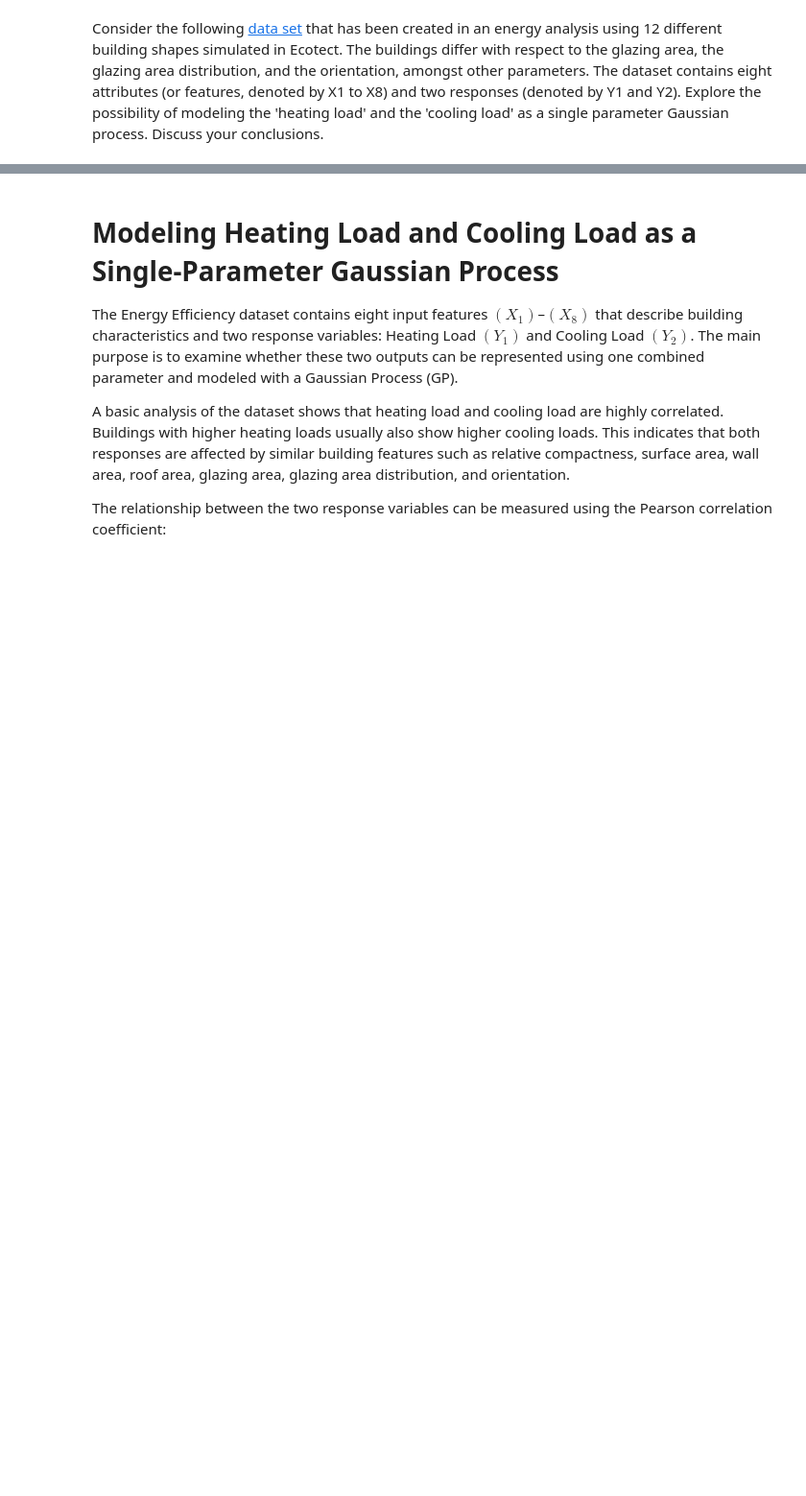
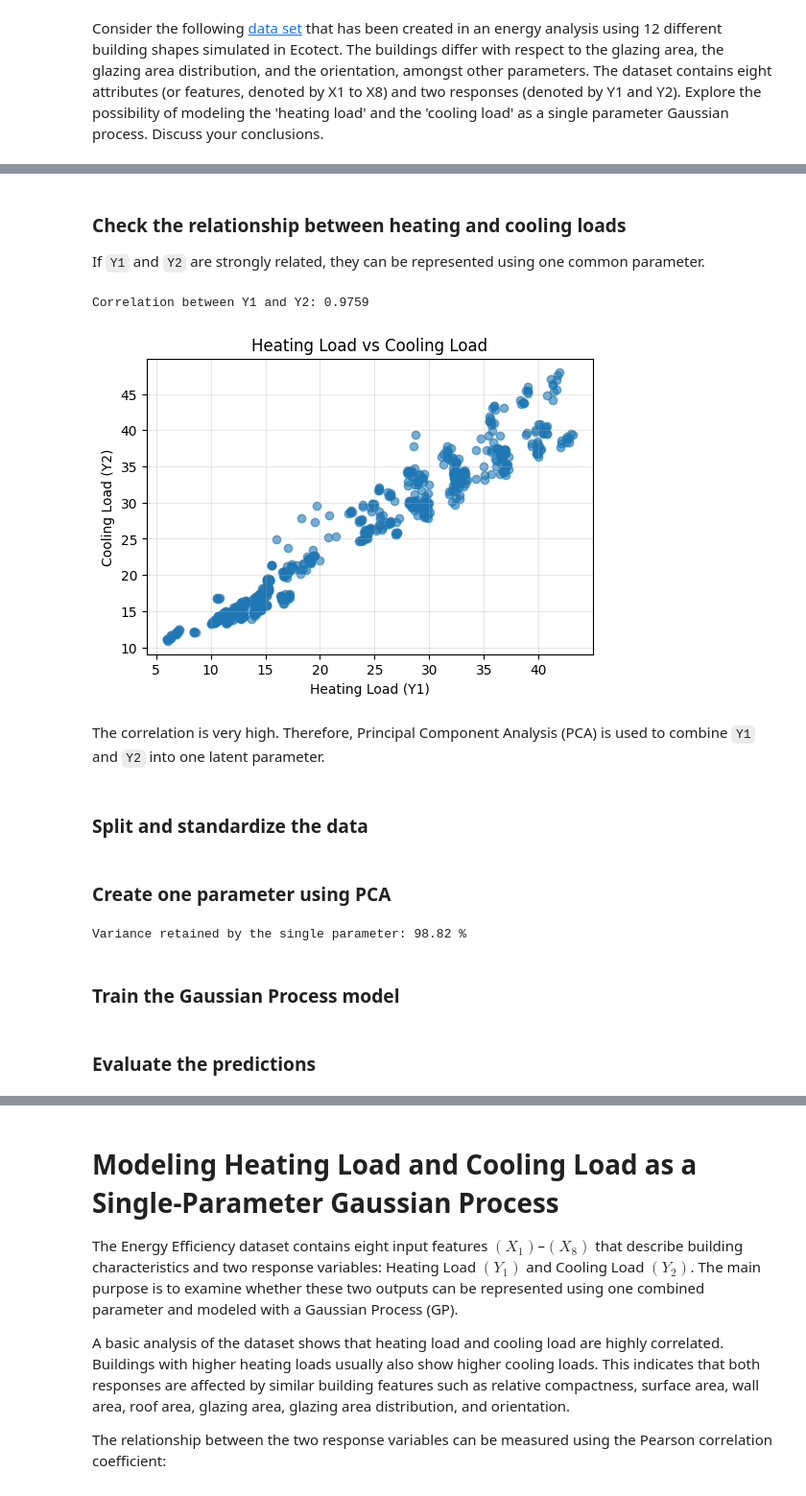
Before and after one commit to e22171-lab/Statistical-Learning-e22171, a Jupyter notebook: Untitled3.ipynb, the cells around one changed output, grey strips where cells are left out. Shown at 96% size. Saved outputs shown, nothing was run; the diff lists cells and outputs as text; code cells hidden in the pictures; blank space fills up the shorter version.

```diff
--- a/Untitled3.ipynb
+++ b/Untitled3.ipynb
@@ -2,5 +2,32 @@
 <a href="https://colab.research.google.com/github/e22171-lab/Statistical-Learning-e22171/blob/main/Untitled3.ipynb" target="_parent"><img src="https://colab.research.google.com/assets/colab-badge.svg" alt="Open In Colab"/></a>
 # %% [markdown]
 # Gaussian Process Regression
+# %%
+import os
+import warnings
+warnings.filterwarnings('ignore')
+
+import numpy as np
+import pandas as pd
+import matplotlib.pyplot as plt
+
+from sklearn.model_selection import train_test_split
+from sklearn.preprocessing import StandardScaler
+from sklearn.decomposition import PCA
+from sklearn.gaussian_process import GaussianProcessRegressor
+from sklearn.gaussian_process.kernels import RBF
+from sklearn.linear_model import LinearRegression
+from sklearn.metrics import r2_score, mean_squared_error, mean_absolute_error
+
+
+def load_data(filename):
+    paths = [filename, f'/content/{filename}', f'/mnt/data/{filename}']
+    for path in paths:
+        if os.path.exists(path):
+            return pd.read_csv(path)
+
+    from google.colab import files
+    files.upload()
+    return pd.read_csv(filename)
 # %% [markdown]
 Consider the following [data set](https://www.kaggle.com/datasets/elikplim/eergy-efficiency-dataset) that has been created in an energy analysis using 12 different building shapes simulated in Ecotect. The buildings differ with respect to the glazing area, the glazing area distribution, and the orientation, amongst other parameters. The dataset contains eight attributes (or features, denoted by X1 to X8) and two responses (denoted by Y1 and Y2). Explore the possibility of modeling the 'heating load' and the 'cooling load' as a single parameter Gaussian process. Discuss your conclusions.
@@ -6,0 +38,6 @@ Consider the following [data set](https://www.kaggle.com/datasets/elikplim/eergy
+# %%
+energy_df = load_data('ENB2012_data.csv')
+
+print('Dataset shape:', energy_df.shape)
+print('Missing values:', energy_df.isnull().sum().sum())
+energy_df.head()
@@ -6,0 +55,22 @@ Consider the following [data set](https://www.kaggle.com/datasets/elikplim/eergy
+# %% [markdown]
+### Check the relationship between heating and cooling loads
+
+If `Y1` and `Y2` are strongly related, they can be represented using one common parameter.
+# %%
+correlation = energy_df['Y1'].corr(energy_df['Y2'])
+print('Correlation between Y1 and Y2:', round(correlation, 4))
+
+plt.figure(figsize=(6, 4))
+plt.scatter(energy_df['Y1'], energy_df['Y2'], alpha=0.6)
+plt.xlabel('Heating Load (Y1)')
+plt.ylabel('Cooling Load (Y2)')
+plt.title('Heating Load vs Cooling Load')
+plt.grid(alpha=0.3)
+plt.show()
+# %% [output]
+Correlation between Y1 and Y2: 0.9759
+[figure, added]
+# %% [markdown]
+The correlation is very high. Therefore, Principal Component Analysis (PCA) is used to combine `Y1` and `Y2` into one latent parameter.
+# %% [markdown]
+### Split and standardize the data
@@ -6,0 +95,14 @@ Consider the following [data set](https://www.kaggle.com/datasets/elikplim/eergy
+# %% [markdown]
+### Create one parameter using PCA
+# %%
+pca = PCA(n_components=1)
+
+z_train = pca.fit_transform(y_train_scaled).ravel()
+z_test = pca.transform(y_test_scaled).ravel()
+
+print('Variance retained by the single parameter:',
+      round(pca.explained_variance_ratio_[0] * 100, 2), '%')
+# %% [output]
+Variance retained by the single parameter: 98.82 %
+# %% [markdown]
+### Train the Gaussian Process model
@@ -6,0 +124,2 @@ Consider the following [data set](https://www.kaggle.com/datasets/elikplim/eergy
+# %% [markdown]
+### Evaluate the predictions
```
Also changed, not shown: parts of 21 cells of this notebook.
